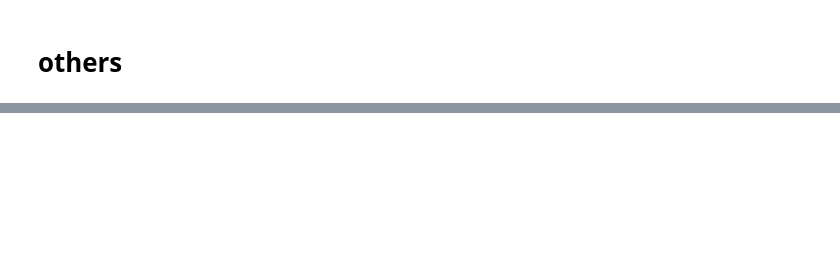
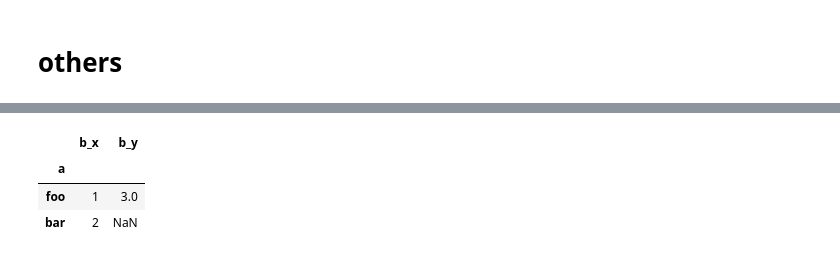
Before and after one commit to Guo-bot-1998/Appendicitis, a Jupyter notebook: Viewdata.ipynb, the cells around one changed output, grey strips where cells are left out. Drawn from its saved outputs; the diff is of its cells as text; code cells hidden in the pictures; blank space fills up the shorter version.

```diff
--- a/Viewdata.ipynb
+++ b/Viewdata.ipynb
@@ -444,2 +506,6 @@ start=125
 # %%
 drive.flush_and_unmount()
+# %%
+import pandas as pd
+df1 = pd.DataFrame({'a': ['foo', 'bar'], 'b': [1, 2]}).set_index('a')
+df2 = pd.DataFrame({'a': ['foo'], 'b': [3]}).set_index('a')
@@ -445,0 +525,7 @@ drive.flush_and_unmount()
+# %%
+df1.merge(df2, how='outer', left_on='a', right_on='a')
+# %% [output]
+|  | b_x | b_y |
+| a |  |  |
+| foo | 1 | 3.0 |
+| bar | 2 | NaN |
```
Also changed, not shown: parts of 6 cells of this notebook.
